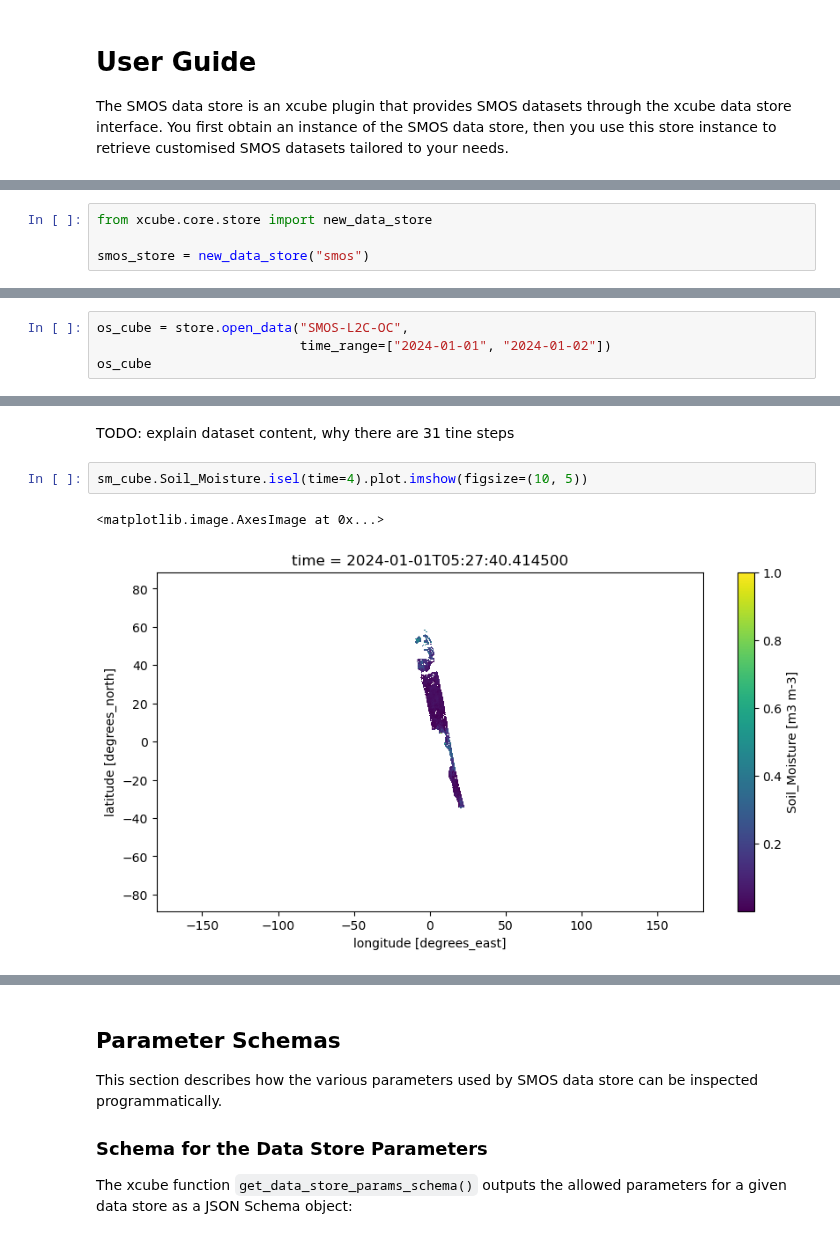
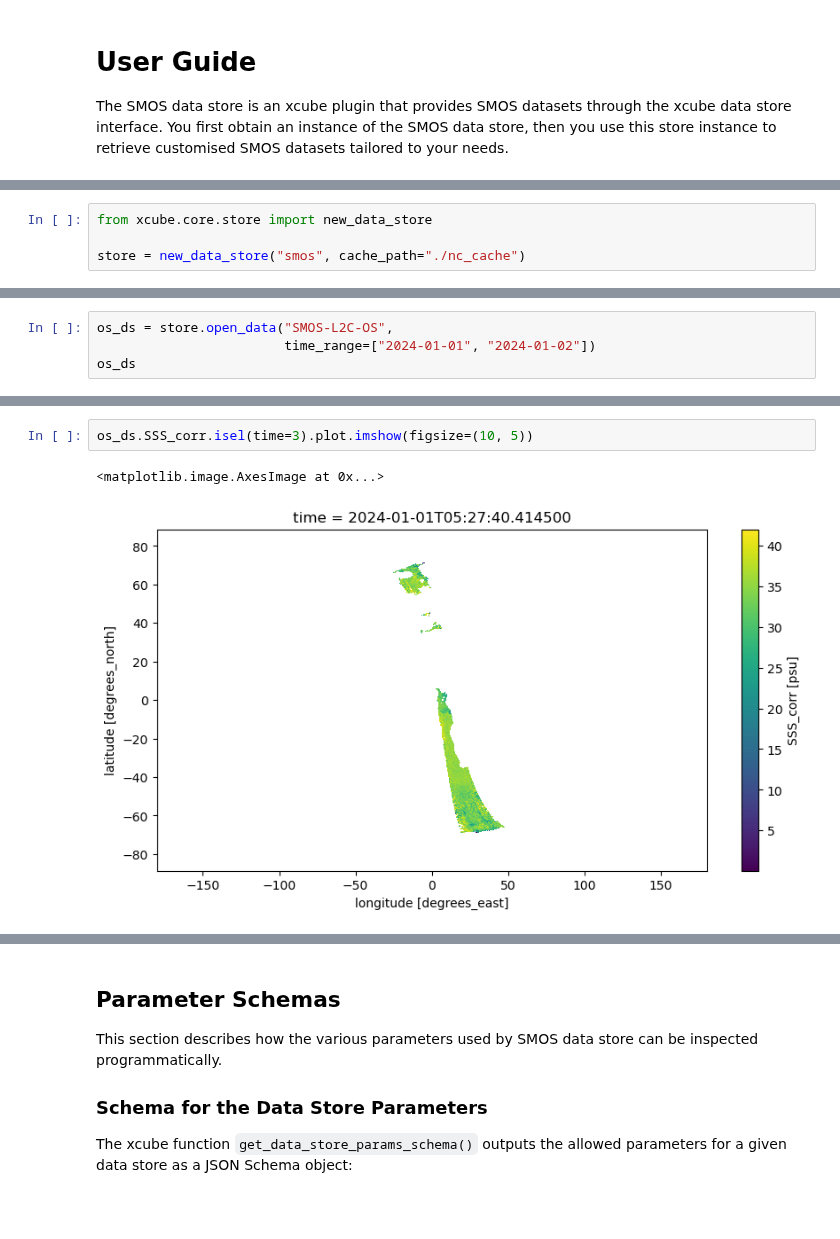
Before and after one commit to xcube-dev/xcube-smos, a Jupyter notebook: docs/guide.ipynb, the cells around one changed output, grey strips where cells are left out. Saved outputs shown, nothing was run; the diff lists cells and outputs as text; blank space fills up the shorter version.

```diff
--- a/docs/guide.ipynb
+++ b/docs/guide.ipynb
@@ -19,5 +20,5 @@ and `CREODIAS_S3_SECRET` have been set:
 # %%
 from xcube.core.store import new_data_store
 
-smos_store = new_data_store("smos")
+store = new_data_store("smos", cache_path="./nc_cache")
 # %% [markdown]
@@ -64,5 +138,5 @@ Same for **Ocean Salinity**:
 # %%
-os_cube = store.open_data("SMOS-L2C-OC",
-                          time_range=["2024-01-01", "2024-01-02"])
-os_cube
+os_ds = store.open_data("SMOS-L2C-OS",
+                        time_range=["2024-01-01", "2024-01-02"])
+os_ds
 # %% [output]
@@ -70,7 +160,5 @@ ValueError: Unknown dataset identifier 'SMOS-L2C-OC'
-# %% [markdown]
-TODO: explain dataset content, why there are 31 tine steps
 # %%
-sm_cube.Soil_Moisture.isel(time=4).plot.imshow(figsize=(10, 5))
+os_ds.SSS_corr.isel(time=3).plot.imshow(figsize=(10, 5))
 # %% [output]
 <matplotlib.image.AxesImage at 0x...>
-[figure, old version]
+[figure, new version]
```
Also changed, not shown: parts of 30 cells of this notebook, 5 other files.
